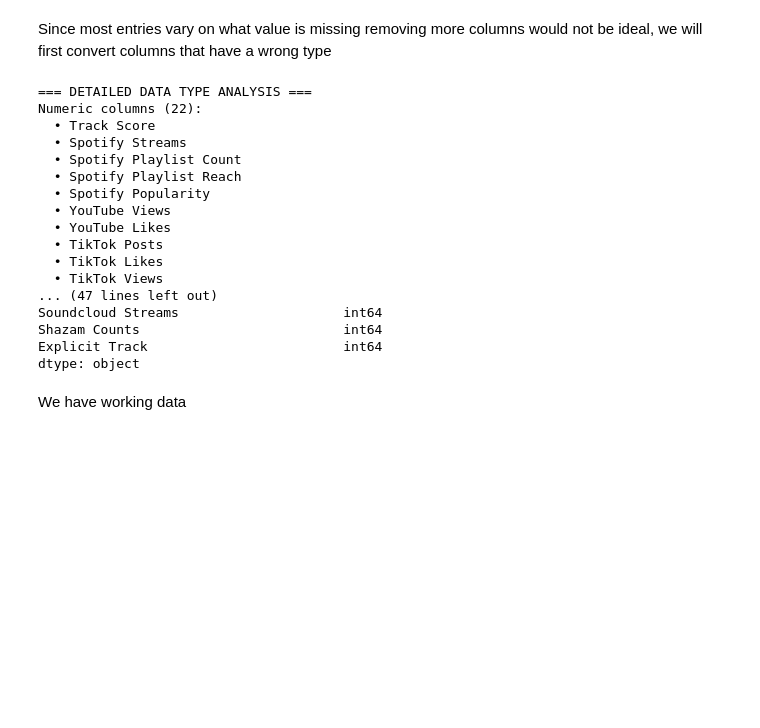
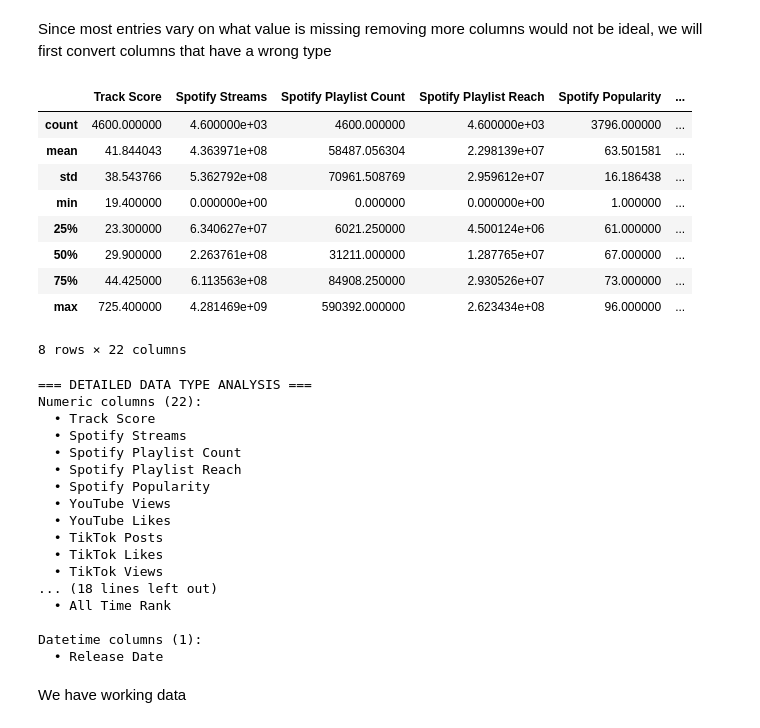
Before and after one commit to ATaveraMi/concentracion, a Jupyter notebook: ETL/week3/etl.ipynb, the cells around one changed output. Drawn from its saved outputs; the diff is of its cells as text; code cells hidden in the pictures; blank space fills up the shorter version.

```diff
--- a/ETL/week3/etl.ipynb
+++ b/ETL/week3/etl.ipynb
@@ -247,6 +256,19 @@ df_transformed[int_columns] = df_transformed[int_columns].apply(pd.to_numeric, e
 
 # If you want *actual ints* (not floats with NaN), fill NaNs first, then cast
 df_transformed[int_columns] = df_transformed[int_columns].fillna(0).astype(int)
+# %%
+df_transformed.describe()
+# %% [output]
+|  | Track Score | Spotify Streams | Spotify Playlist Count | Spotify Playlist Reach | Spotify Popularity | ... |
+| count | 4600.000000 | 4.600000e+03 | 4600.000000 | 4.600000e+03 | 3796.000000 | ... |
+| mean | 41.844043 | 4.363971e+08 | 58487.056304 | 2.298139e+07 | 63.501581 | ... |
+| std | 38.543766 | 5.362792e+08 | 70961.508769 | 2.959612e+07 | 16.186438 | ... |
+| min | 19.400000 | 0.000000e+00 | 0.000000 | 0.000000e+00 | 1.000000 | ... |
+| 25% | 23.300000 | 6.340627e+07 | 6021.250000 | 4.500124e+06 | 61.000000 | ... |
+| 50% | 29.900000 | 2.263761e+08 | 31211.000000 | 1.287765e+07 | 67.000000 | ... |
+| 75% | 44.425000 | 6.113563e+08 | 84908.250000 | 2.930526e+07 | 73.000000 | ... |
+| max | 725.400000 | 4.281469e+09 | 590392.000000 | 2.623434e+08 | 96.000000 | ... |
+8 rows × 22 columns
 # %%
 #Convert types
 
@@ -268,7 +290,7 @@ for col in numeric_cols:
 print(f"\nText/Object columns ({len(object_cols)}):")
 for col in object_cols:
     print(f"  • {col}")
-print(f"\nDatetime columns ({len(object_cols)}):")
+print(f"\nDatetime columns ({len(date_time_cols)}):")
 for col in date_time_cols:
     print(f"  • {col}")
 # %% [output]
@@ -284,11 +306,11 @@ Numeric columns (22):
   • TikTok Posts
   • TikTok Likes
   • TikTok Views
-... (47 lines left out)
-Soundcloud Streams                     int64
-Shazam Counts                          int64
-Explicit Track                         int64
-dtype: object
+... (18 lines left out)
+  • All Time Rank
+
+Datetime columns (1):
+  • Release Date
 # %% [markdown]
 We have working data
 # %%
```
Also changed, not shown: parts of 16 cells of this notebook.
